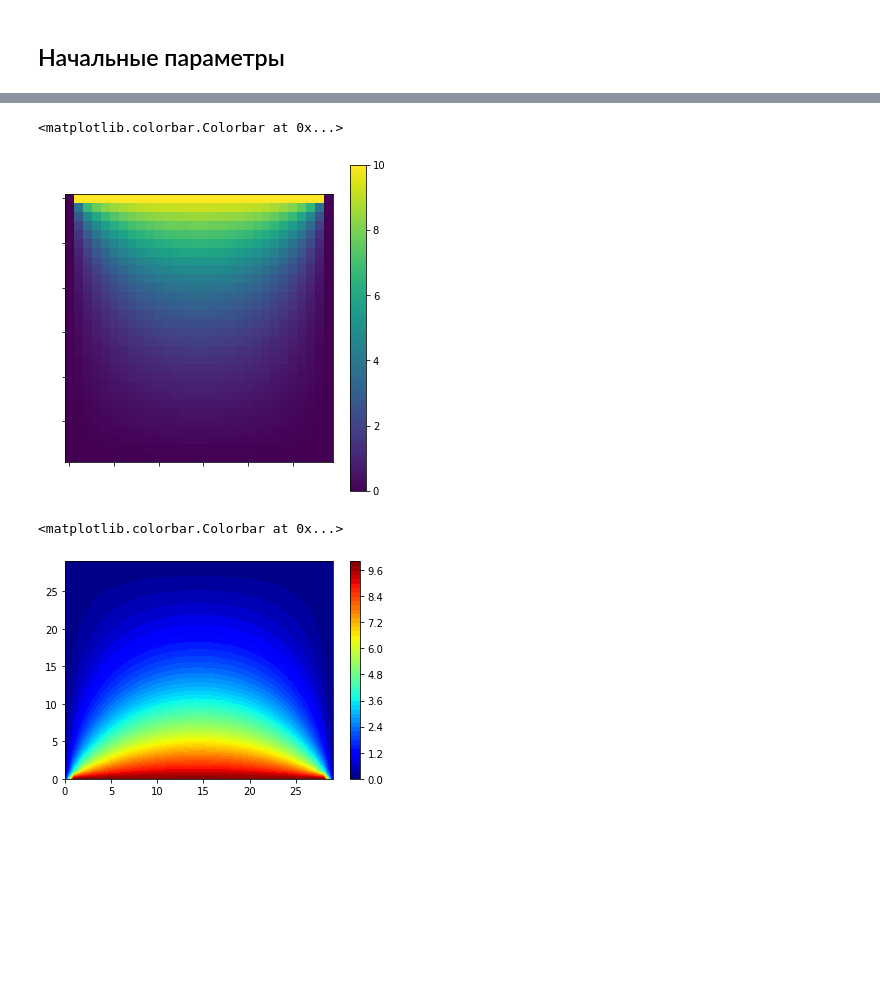
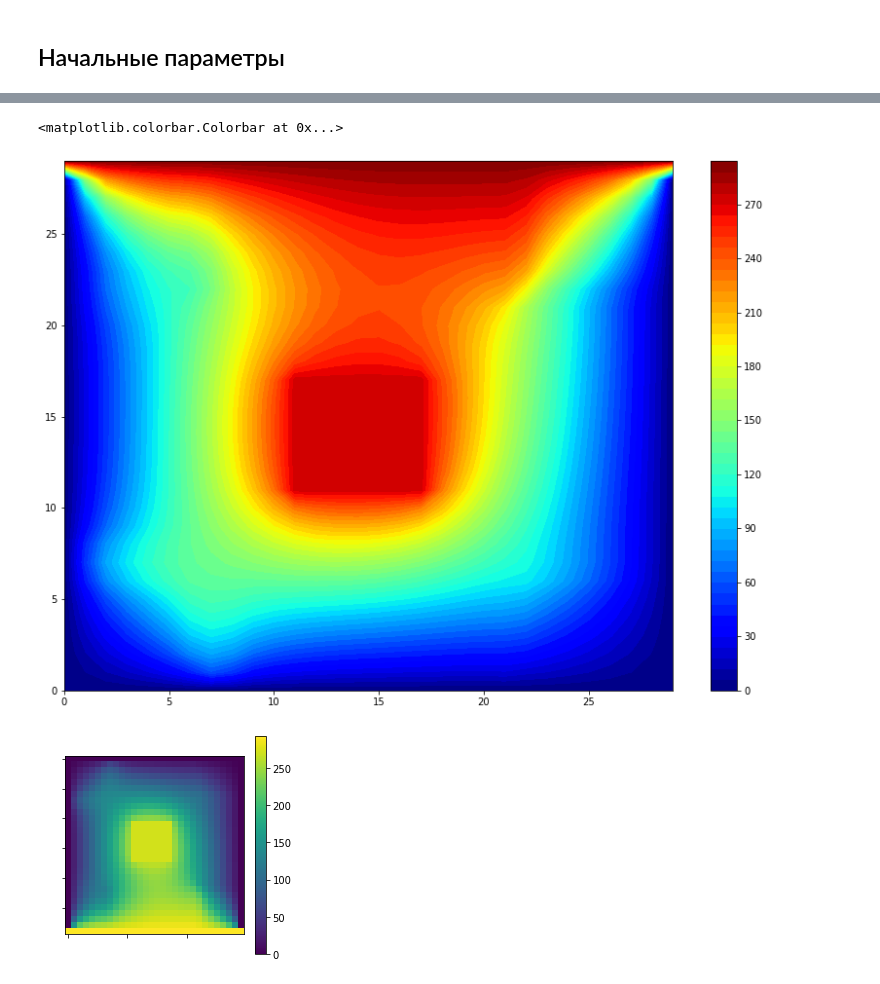
Before and after one commit to dimared/vmetf, a Jupyter notebook: 3task.ipynb, the cells around one changed output, grey strips where cells are left out. Drawn from its saved outputs; the diff is of its cells as text; code cells hidden in the pictures; blank space fills up the shorter version.

```diff
--- a/3task.ipynb
+++ b/3task.ipynb
@@ -45,64 +64,64 @@ def refreshT():
 # %%
-def geta(i,j):
+def getab(i,j):
     a_w = 2*Lambda[i,j-1]*Lambda[i,j]/(Lambda[i,j-1]+Lambda[i,j] + small) / dx
     a_n = 2*Lambda[i+1,j]*Lambda[i,j]/(Lambda[i+1,j]+Lambda[i,j] + small) / dx
     a_e = 2*Lambda[i,j+1]*Lambda[i,j]/(Lambda[i,j+1]+Lambda[i,j] + small) / dx
     a_s = 2*Lambda[i-1,j]*Lambda[i,j]/(Lambda[i-1,j]+Lambda[i,j] + small) / dx
-    a_p = a_w + a_n + a_e + a_s  # - S_p*dV
-    # b = S_c*dV
+    a_p = a_w + a_n + a_e + a_s - S_p[i,j]*dV
+    b = S_c[i,j]*dV
 
-    return [a_w, a_n, a_e, a_s, a_p]
+    return [a_w, a_n, a_e, a_s, a_p, b]
 
 
 refreshT()
 
-for _ in tqdm_notebook(range(120)):
+for _ in tqdm_notebook(range(200)):
     T_prom = T.copy()
     for i in range(0,N-1):
         P = np.zeros(N)
         Q = np.zeros(N)
         Q[0] = T[i, 0]
         for j in range(0,N-1):
-            a_w, a_n, a_e, a_s, a_p = geta(i,j)
+            a_w, a_n, a_e, a_s, a_p, b = getab(i,j)
 
             P[j+1] = a_e / (a_p-a_w*P[j])
             Q[j+1] = (a_n*T[i+1,j]+a_s*T[i-1,j]+b + a_w*Q[j])/(a_p-a_w*P[j])
 
         for j in range(N-2, -1, -1):
             T_prom[i,j] = P[j+1]*T_prom[i,j+1]+Q[j+1]
 
     T = T_prom.copy()
     refreshT()
 
     for j in range(0,N-1):
         P = np.zeros(N)
         Q = np.zeros(N)
         Q[0] = T[0, j]
         for i in range(0,N-1):
-            a_w, a_n, a_e, a_s, a_p = geta(i,j)
+            a_w, a_n, a_e, a_s, a_p, b = getab(i,j)
 
             P[i+1] = a_n / (a_p-a_s*P[i])
             Q[i+1] = (a_w*T[i,j-1]+a_e*T[i,j+1]+b + a_s*Q[i])/(a_p-a_s*P[i])
 
         for i in range(N-2, -1, -1):
             T_prom[i,j] = P[i+1]*T_prom[i+1,j]+Q[i+1]
 
     T = T_prom.copy()
     refreshT()
 
-fig, ax = plt.subplots(figsize = (6,6))
+
+fig, ax = plt.subplots(figsize = (14,10))
+colorinterpolation = 50
+colourMap = plt.cm.jet
+picture = ax.contourf(T, colorinterpolation, cmap=colourMap)
+fig.colorbar(picture)
+
+fig, ax = plt.subplots(figsize = (4,4))
 picture = ax.imshow(T)
 ax.tick_params(labelcolor='w')
 fig.colorbar(picture)
 # %% [output]
 [interactive output not drawn]
 <matplotlib.colorbar.Colorbar at 0x...>
-[figure, old version]
+[figure, new version]
+[figure, added]
-# %%
-colorinterpolation = 50
-colourMap = plt.cm.jet
-plt.contourf(T, colorinterpolation, cmap=colourMap)
-plt.colorbar()
-# %% [output]
-<matplotlib.colorbar.Colorbar at 0x...>
-[figure, removed]
```
Also changed, not shown: parts of 2 cells of this notebook.
